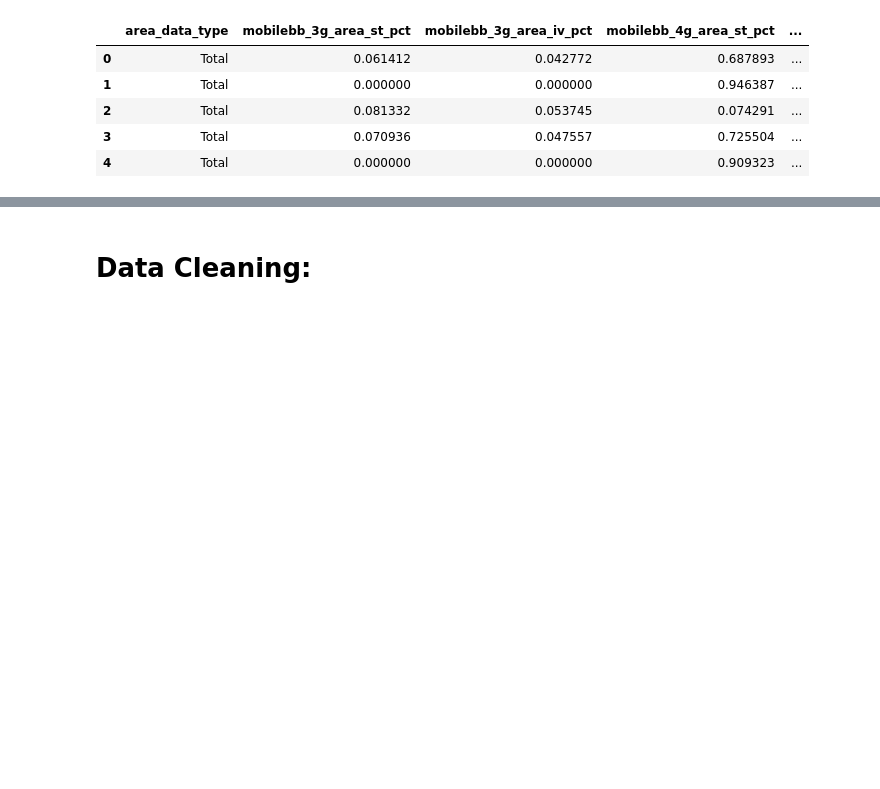
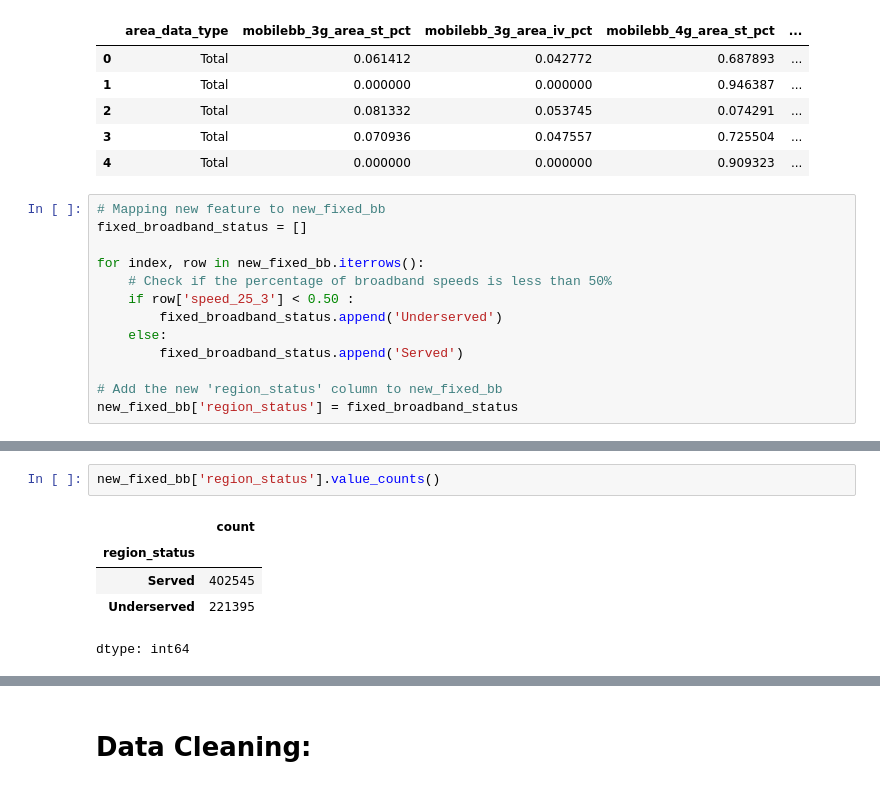
Before and after one commit to AishaniD078/huds_ms_airband_analysis_2_repo, a Jupyter notebook: HUDS_Research_Skeleton_Notebook_Aishani.ipynb, the cells around one changed output, grey strips where cells are left out. Saved outputs shown, nothing was run; the diff lists cells and outputs as text; blank space fills up the shorter version.

```diff
--- a/HUDS_Research_Skeleton_Notebook_Aishani.ipynb
+++ b/HUDS_Research_Skeleton_Notebook_Aishani.ipynb
@@ -305,3 +305,16 @@ new_mobile_bb.head()
 | 2 | Total | 0.081332 | 0.053745 | 0.074291 | ... |
 | 3 | Total | 0.070936 | 0.047557 | 0.725504 | ... |
 | 4 | Total | 0.000000 | 0.000000 | 0.909323 | ... |
+# %%
+# Mapping new feature to new_fixed_bb
+fixed_broadband_status = []
+
+for index, row in new_fixed_bb.iterrows():
+    # Check if the percentage of broadband speeds is less than 50%
+    if row['speed_25_3'] < 0.50 :
+        fixed_broadband_status.append('Underserved')
+    else:
+        fixed_broadband_status.append('Served')
+
+# Add the new 'region_status' column to new_fixed_bb
+new_fixed_bb['region_status'] = fixed_broadband_status
@@ -307,0 +330,8 @@ new_mobile_bb.head()
+# %%
+new_fixed_bb['region_status'].value_counts()
+# %% [output]
+|  | count |
+| region_status |  |
+| Served | 402545 |
+| Underserved | 221395 |
+dtype: int64
```
Also changed, not shown: parts of 4 cells of this notebook.
